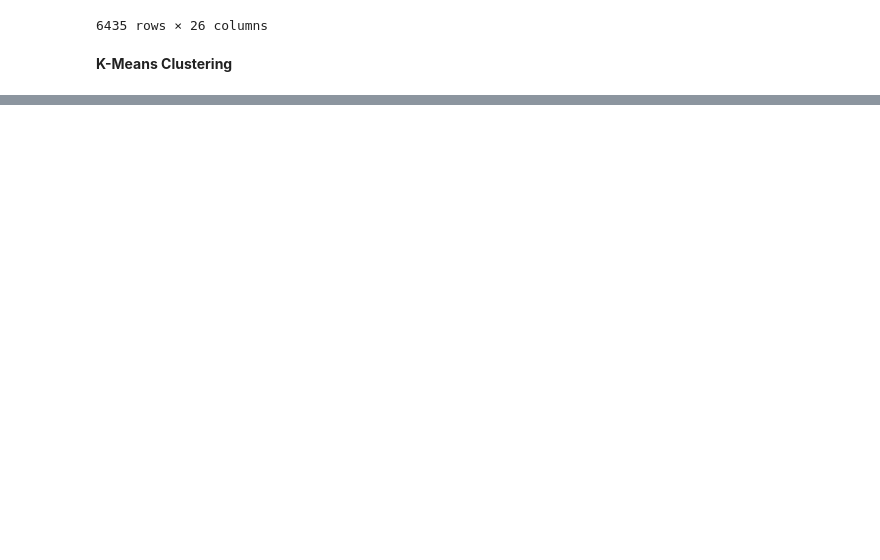
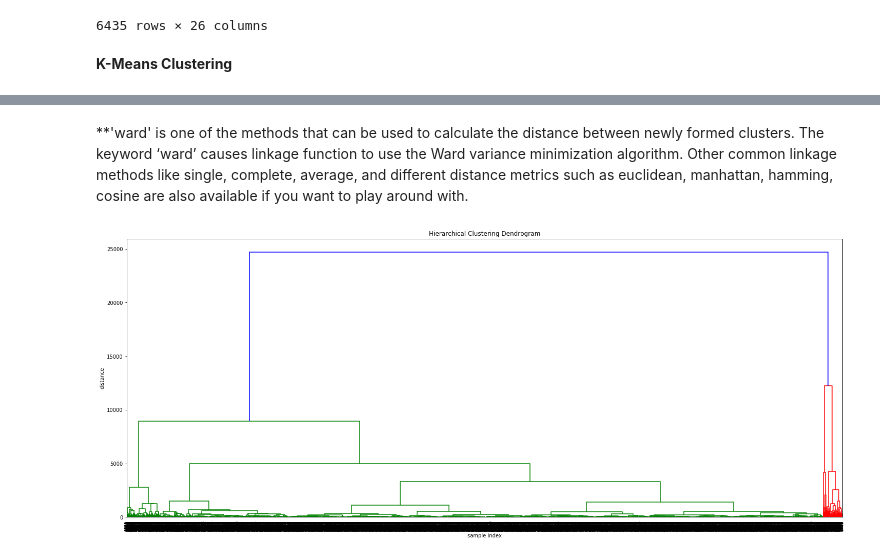
Before and after one commit to dhimanak/Nullpointers-Load_Clusters, a Jupyter notebook: Load_Clusters.ipynb, the cells around one changed output, grey strips where cells are left out. Saved outputs shown, nothing was run; the diff lists cells and outputs as text; code cells hidden in the pictures; blank space fills up the shorter version.

```diff
--- a/Load_Clusters.ipynb
+++ b/Load_Clusters.ipynb
@@ -263,0 +288,19 @@ Name: Cluster, dtype: int64
+# %%
+Z= linkage(feature1, 'ward')
+# %% [markdown]
+**'ward' is one of the methods that can be used to calculate the distance between newly formed clusters.
+The keyword ‘ward’ causes linkage function to use the Ward variance minimization algorithm.
+Other common linkage methods like single, complete, average, and different distance metrics such as euclidean, manhattan, hamming, cosine are also available if you want to play around with.
+# %%
+plt.figure(figsize=(25,10))
+plt.title("Hierarchical Clustering Dendrogram")
+plt.xlabel('sample index')
+plt.ylabel('distance')
+dendrogram(
+    Z,
+    leaf_rotation=90.,
+    leaf_font_size=8.,
+)
+plt.show()
+# %% [output]
+[figure, added]
```
Also changed, not shown: parts of 11 cells of this notebook.
